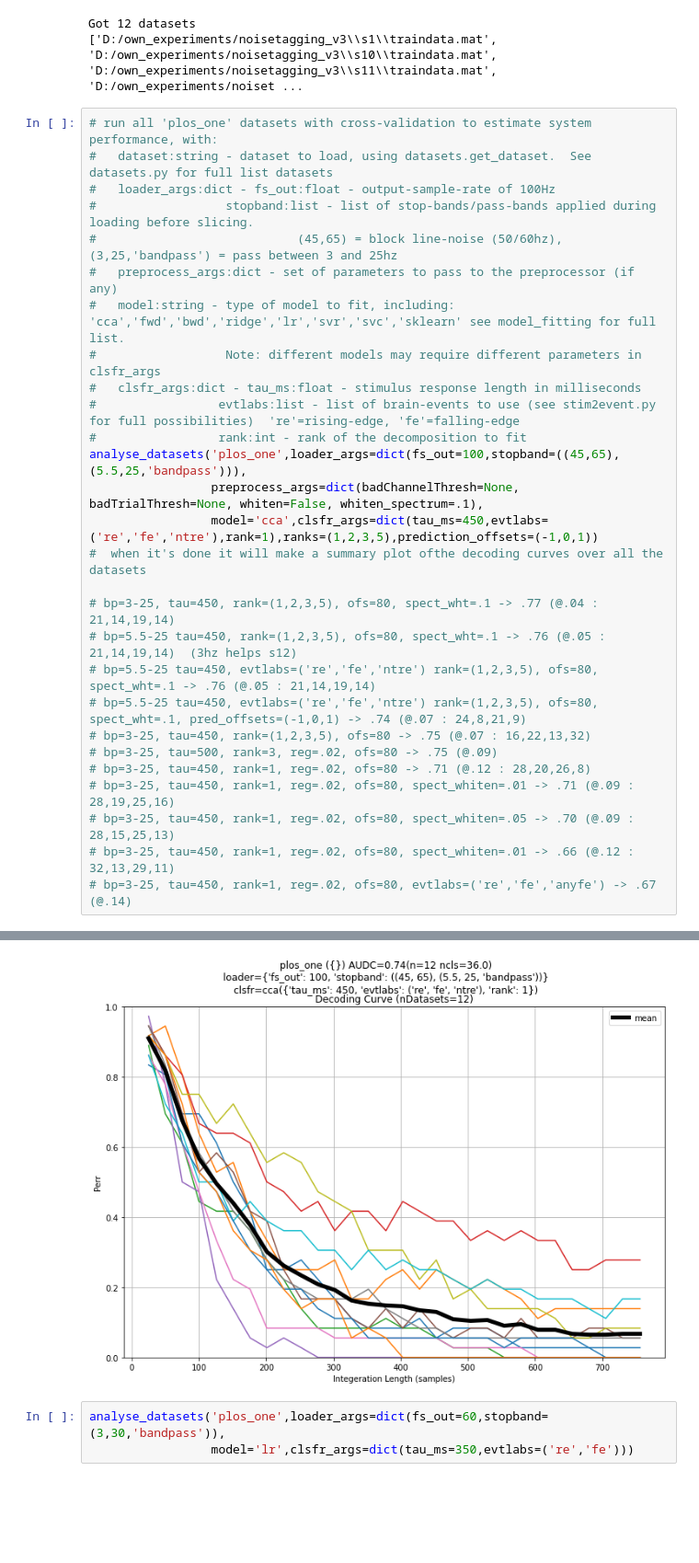
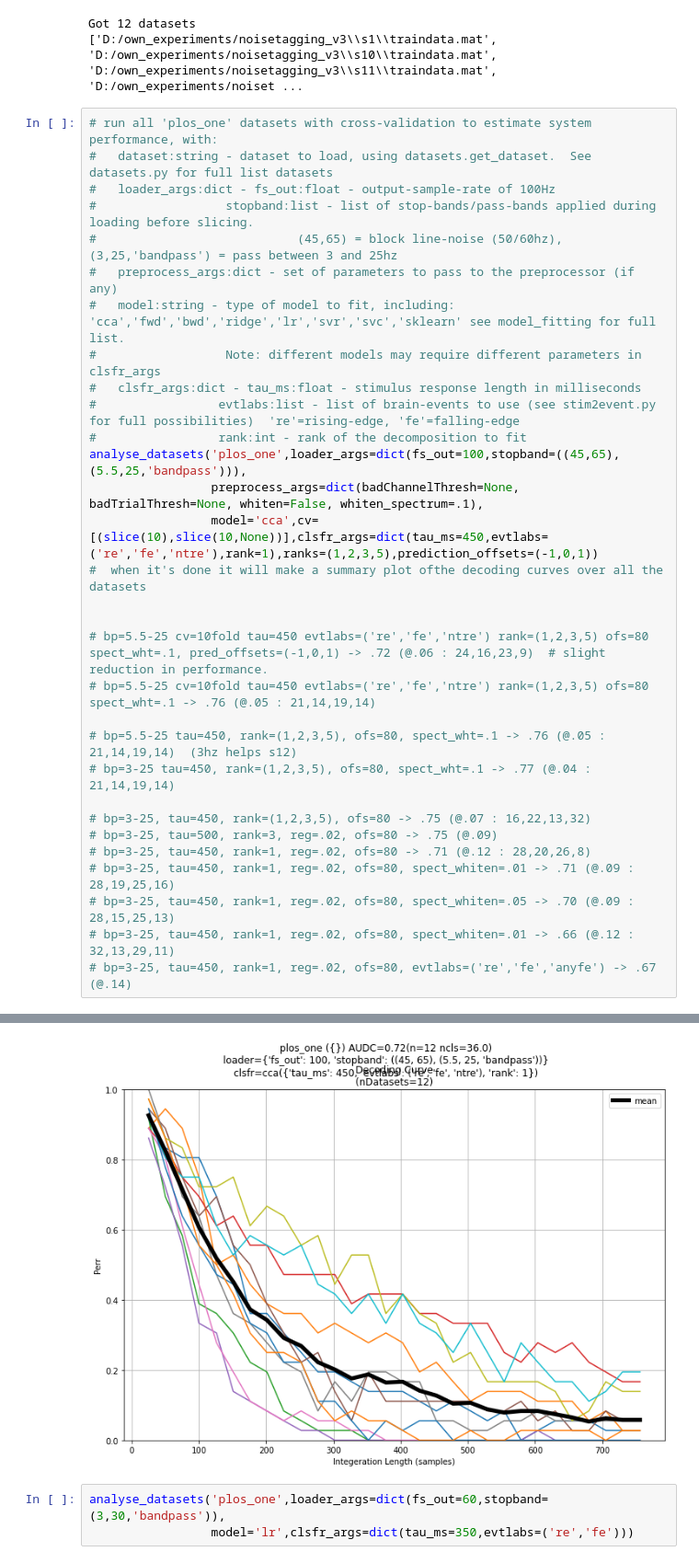
Before and after one commit to mindaffect/pymindaffectBCI, a Jupyter notebook: mindaffectBCI/decoder/analyse_datasets.ipynb, the cells around one changed output, grey strips where cells are left out. Shown at 92% size. Saved outputs shown, nothing was run; the diff lists cells and outputs as text; blank space fills up the shorter version.

```diff
--- a/mindaffectBCI/decoder/analyse_datasets.ipynb
+++ b/mindaffectBCI/decoder/analyse_datasets.ipynb
@@ -30,13 +30,16 @@ Got 12 datasets
 #                 rank:int - rank of the decomposition to fit
 analyse_datasets('plos_one',loader_args=dict(fs_out=100,stopband=((45,65),(5.5,25,'bandpass'))),
                  preprocess_args=dict(badChannelThresh=None, badTrialThresh=None, whiten=False, whiten_spectrum=.1),
-                 model='cca',clsfr_args=dict(tau_ms=450,evtlabs=('re','fe','ntre'),rank=1),ranks=(1,2,3,5),prediction_offsets=(-1,0,1))
+                 model='cca',cv=[(slice(10),slice(10,None))],clsfr_args=dict(tau_ms=450,evtlabs=('re','fe','ntre'),rank=1),ranks=(1,2,3,5),prediction_offsets=(-1,0,1))
 #  when it's done it will make a summary plot ofthe decoding curves over all the datasets
 
-# bp=3-25, tau=450, rank=(1,2,3,5), ofs=80, spect_wht=.1 -> .77 (@.04 : 21,14,19,14)
+
+# bp=5.5-25 cv=10fold tau=450 evtlabs=('re','fe','ntre') rank=(1,2,3,5) ofs=80 spect_wht=.1, pred_offsets=(-1,0,1) -> .72 (@.06 : 24,16,23,9)  # slight reduction in performance.
+# bp=5.5-25 cv=10fold tau=450 evtlabs=('re','fe','ntre') rank=(1,2,3,5) ofs=80 spect_wht=.1 -> .76 (@.05 : 21,14,19,14)
+
 # bp=5.5-25 tau=450, rank=(1,2,3,5), ofs=80, spect_wht=.1 -> .76 (@.05 : 21,14,19,14)  (3hz helps s12)
-# bp=5.5-25 tau=450, evtlabs=('re','fe','ntre') rank=(1,2,3,5), ofs=80, spect_wht=.1 -> .76 (@.05 : 21,14,19,14)
-# bp=5.5-25 tau=450, evtlabs=('re','fe','ntre') rank=(1,2,3,5), ofs=80, spect_wht=.1, pred_offsets=(-1,0,1) -> .74 (@.07 : 24,8,21,9)
+# bp=3-25 tau=450, rank=(1,2,3,5), ofs=80, spect_wht=.1 -> .77 (@.04 : 21,14,19,14)
+
 # bp=3-25, tau=450, rank=(1,2,3,5), ofs=80 -> .75 (@.07 : 16,22,13,32)
 # bp=3-25, tau=500, rank=3, reg=.02, ofs=80 -> .75 (@.09)
 # bp=3-25, tau=450, rank=1, reg=.02, ofs=80 -> .71 (@.12 : 28,20,26,8)
@@ -65,4 +68,4 @@ score=0.7494855967078189
-[figure, old version]
+[figure, new version]
 # %%
 analyse_datasets('plos_one',loader_args=dict(fs_out=60,stopband=(3,30,'bandpass')),
                  model='lr',clsfr_args=dict(tau_ms=350,evtlabs=('re','fe')))
```
Also changed, not shown: parts of 3 cells of this notebook, 7 other files.
